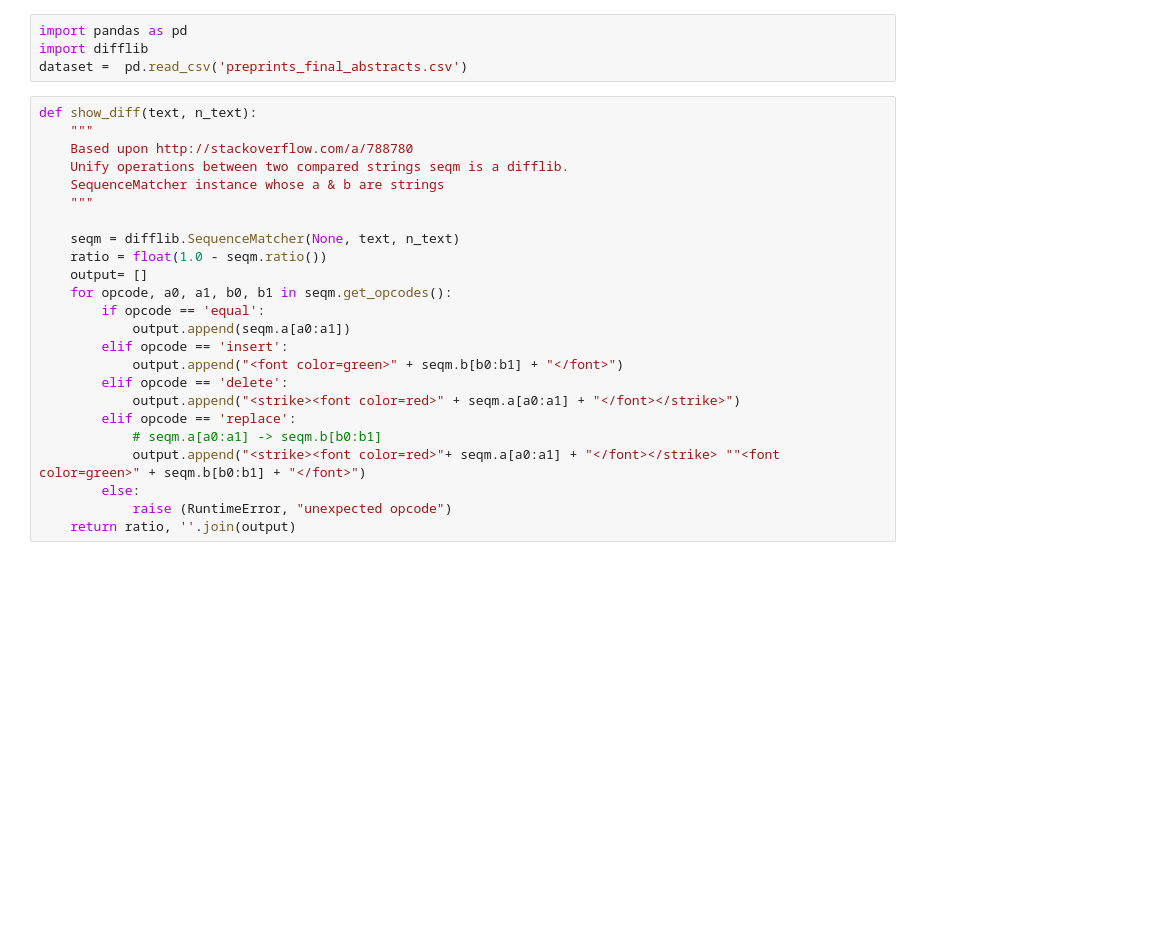
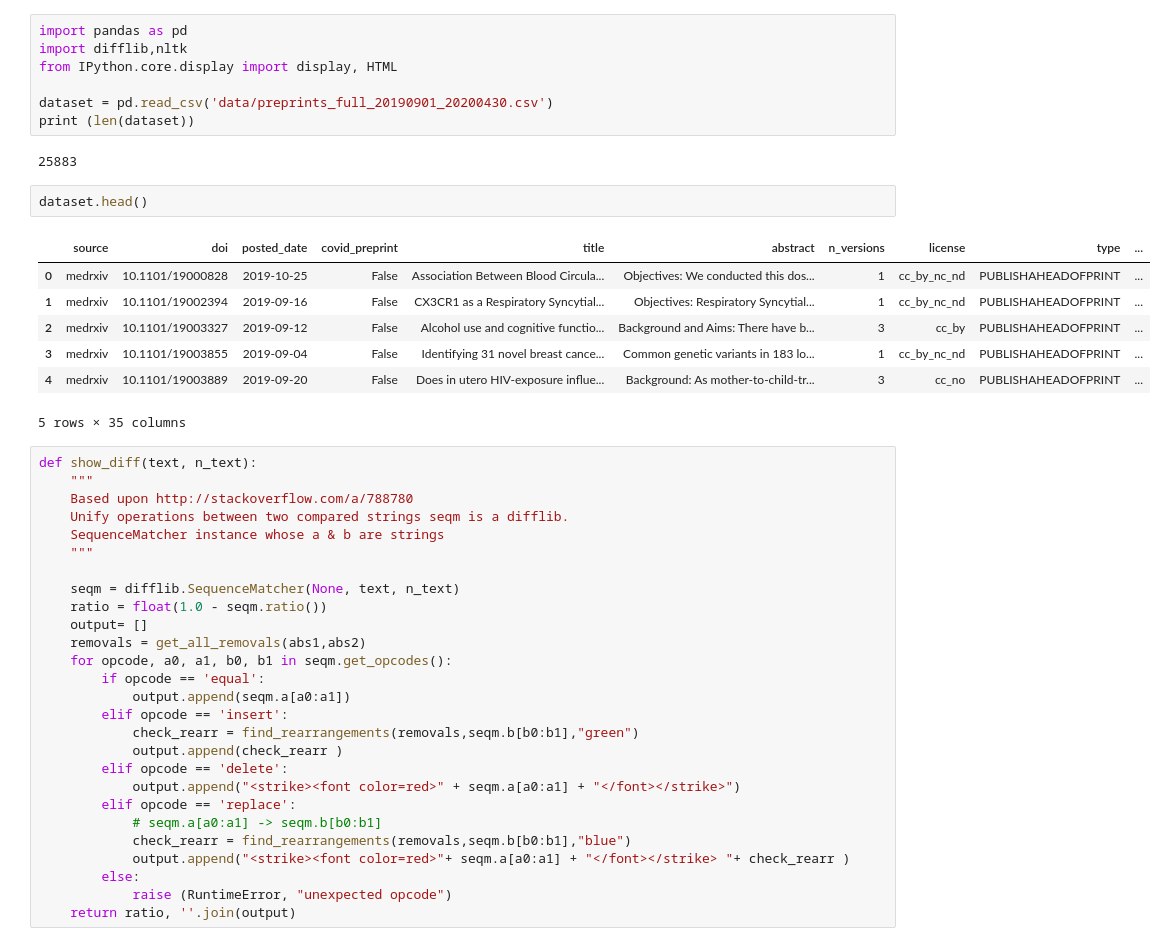
Before and after one commit to preprinting-a-pandemic/preprint_changes, a Jupyter notebook: highlight_changes.ipynb, the cells around one changed output. Drawn from its saved outputs; the diff is of its cells as text; blank space fills up the shorter version.

Commit message:
added the new dataset and demo code

```diff
--- a/highlight_changes.ipynb
+++ b/highlight_changes.ipynb
@@ -1,7 +1,22 @@
 # %%
 import pandas as pd
-import difflib
-dataset =  pd.read_csv('preprints_final_abstracts.csv')
+import difflib,nltk
+from IPython.core.display import display, HTML
+
+dataset = pd.read_csv('data/preprints_full_20190901_20200430.csv')
+print (len(dataset))
+# %% [output]
+25883
+# %%
+dataset.head()
+# %% [output]
+|  | source | doi | posted_date | covid_preprint | title | abstract | n_versions | license | type | ... |
+| 0 | medrxiv | 10.1101/19000828 | 2019-10-25 | False | Association Between Blood Circula... | Objectives: We conducted this dos... | 1 | cc_by_nc_nd | PUBLISHAHEADOFPRINT | ... |
+| 1 | medrxiv | 10.1101/19002394 | 2019-09-16 | False | CX3CR1 as a Respiratory Syncytial... | Objectives: Respiratory Syncytial... | 1 | cc_by_nc_nd | PUBLISHAHEADOFPRINT | ... |
+| 2 | medrxiv | 10.1101/19003327 | 2019-09-12 | False | Alcohol use and cognitive functio... | Background and Aims: There have b... | 3 | cc_by | PUBLISHAHEADOFPRINT | ... |
+| 3 | medrxiv | 10.1101/19003855 | 2019-09-04 | False | Identifying 31 novel breast cance... | Common genetic variants in 183 lo... | 1 | cc_by_nc_nd | PUBLISHAHEADOFPRINT | ... |
+| 4 | medrxiv | 10.1101/19003889 | 2019-09-20 | False | Does in utero HIV-exposure influe... | Background: As mother-to-child-tr... | 3 | cc_no | PUBLISHAHEADOFPRINT | ... |
+5 rows × 35 columns
 # %%
 def show_diff(text, n_text):
     """
@@ -13,16 +28,19 @@ def show_diff(text, n_text):
     seqm = difflib.SequenceMatcher(None, text, n_text)
     ratio = float(1.0 - seqm.ratio())
     output= []
+    removals = get_all_removals(abs1,abs2)
     for opcode, a0, a1, b0, b1 in seqm.get_opcodes():
         if opcode == 'equal':
             output.append(seqm.a[a0:a1])
         elif opcode == 'insert':
-            output.append("<font color=green>" + seqm.b[b0:b1] + "</font>")
+            check_rearr = find_rearrangements(removals,seqm.b[b0:b1],"green")
+            output.append(check_rearr )
         elif opcode == 'delete':
             output.append("<strike><font color=red>" + seqm.a[a0:a1] + "</font></strike>")
         elif opcode == 'replace':
             # seqm.a[a0:a1] -> seqm.b[b0:b1]
-            output.append("<strike><font color=red>"+ seqm.a[a0:a1] + "</font></strike> ""<font color=green>" + seqm.b[b0:b1] + "</font>")
+            check_rearr = find_rearrangements(removals,seqm.b[b0:b1],"blue")
+            output.append("<strike><font color=red>"+ seqm.a[a0:a1] + "</font></strike> "+ check_rearr )
         else:
             raise (RuntimeError, "unexpected opcode")
     return ratio, ''.join(output)
```
Also changed, not shown: parts of 3 cells of this notebook, 2 other files.
